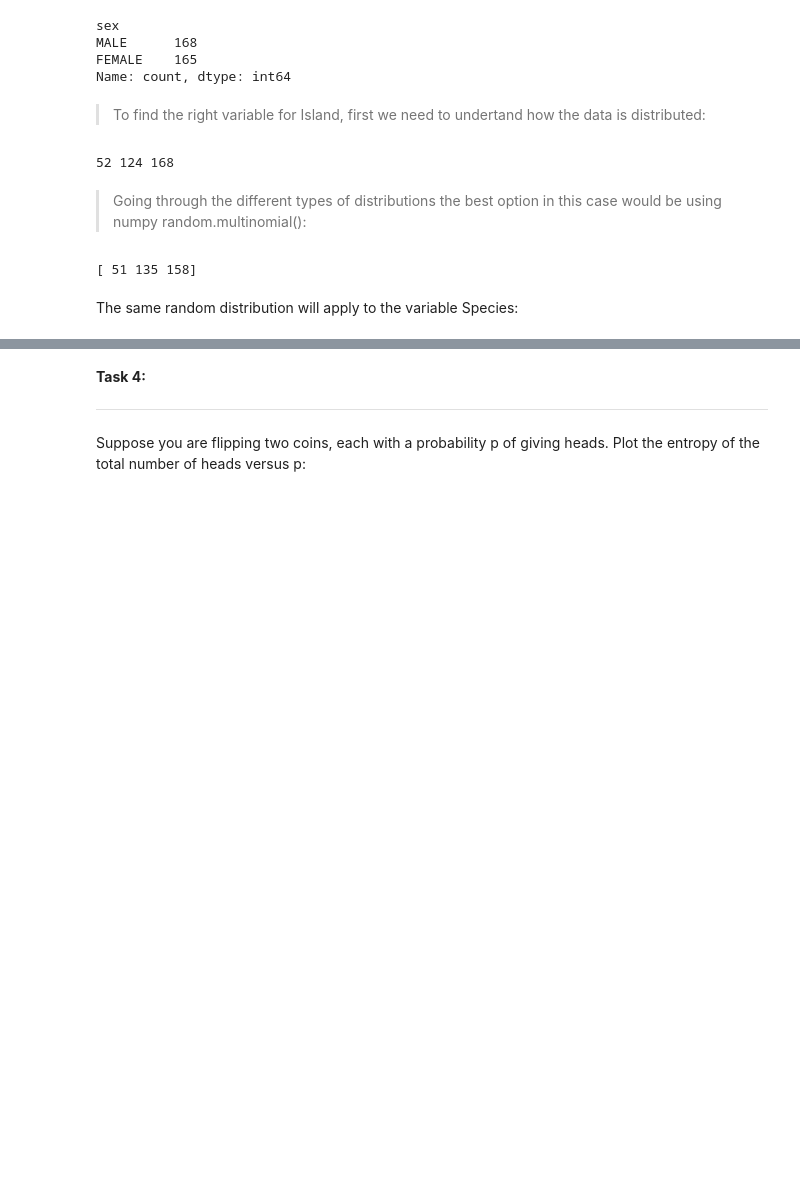
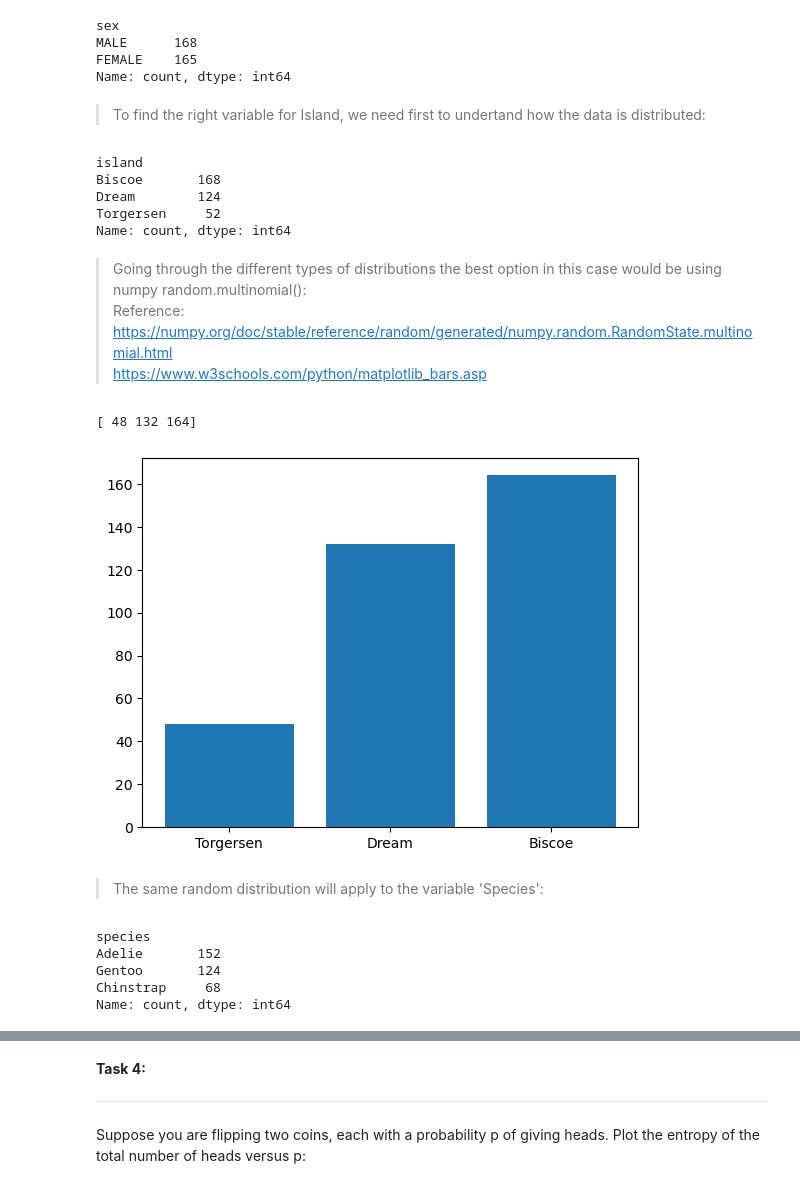
Before and after one commit to yimak/Fundamentals_of_data_analysis, a Jupyter notebook: tasks.ipynb, the cells around one changed output, grey strips where cells are left out. Cells and saved outputs as stored; diff of their text form; code cells hidden in the pictures; blank space fills up the shorter version.

```diff
--- a/tasks.ipynb
+++ b/tasks.ipynb
@@ -151,42 +160,56 @@ MALE      168
 FEMALE    165
 Name: count, dtype: int64
 # %% [markdown]
->To find the right variable for Island, first we need to undertand how the data is distributed:
+>To find the right variable for Island, we need first to undertand how the data is distributed:
-# %%
-
-import numpy as np
-import pandas as pd
-
-data = pd.read_csv('penguins.csv')
-
-# we will extract the 'island' column
-island = data['island']
-
-# count occurrences of specific strings in the 'island' column
-count_torgersen = (island == 'Torgersen').sum()
-count_biscoe = (island == 'Biscoe').sum()
-count_dream = (island == 'Dream').sum()
-
-
-print(count_torgersen, count_dream, count_biscoe)
-# %% [output]
-52 124 168
+# %%
+import pandas as pd
+
+data = pd.read_csv('files/penguins.csv')
+
+# Count occurrences of each unique value in the 'island' column
+data['island'].value_counts()
+# %% [output]
+island
+Biscoe       168
+Dream        124
+Torgersen     52
+Name: count, dtype: int64
 # %% [markdown]
 >Going through the different types of distributions the best option in this case would be using numpy random.multinomial():
+Reference: https://numpy.org/doc/stable/reference/random/generated/numpy.random.RandomState.multinomial.html
+https://www.w3schools.com/python/matplotlib_bars.asp
 # %%
 import numpy as np
 
 # Define the probabilities or proportions for each island
 
 # Total number of samples to generate
 total_samples = 344  # Sum of counts for all islands
 
 # Generate random counts based on the multinomial distribution
 #random.Generator.multinomial(n, pvals, size=None)
-counts = np.random.multinomial(total_samples, [0.15, 0.4, 0.45])
+counts = np.random.multinomial(total_samples, [0.15, 0.35, 0.50])
+
+x=['Torgersen', 'Dream', 'Biscoe']
+
+plt.bar(x,counts)
 
 print(counts)
 # %% [output]
-[ 51 135 158]
+[ 48 132 164]
+[figure, added]
 # %% [markdown]
-The same random distribution will apply to the variable Species:
+>The same random distribution will apply to the variable 'Species':
+# %%
+import pandas as pd
+
+data = pd.read_csv('files/penguins.csv')
+
+# Count occurrences of each unique value in the 'species' column
+data['species'].value_counts()
+# %% [output]
+species
+Adelie       152
+Gentoo       124
+Chinstrap     68
+Name: count, dtype: int64
```
Also changed, not shown: parts of 16 cells of this notebook, 8 other files.
